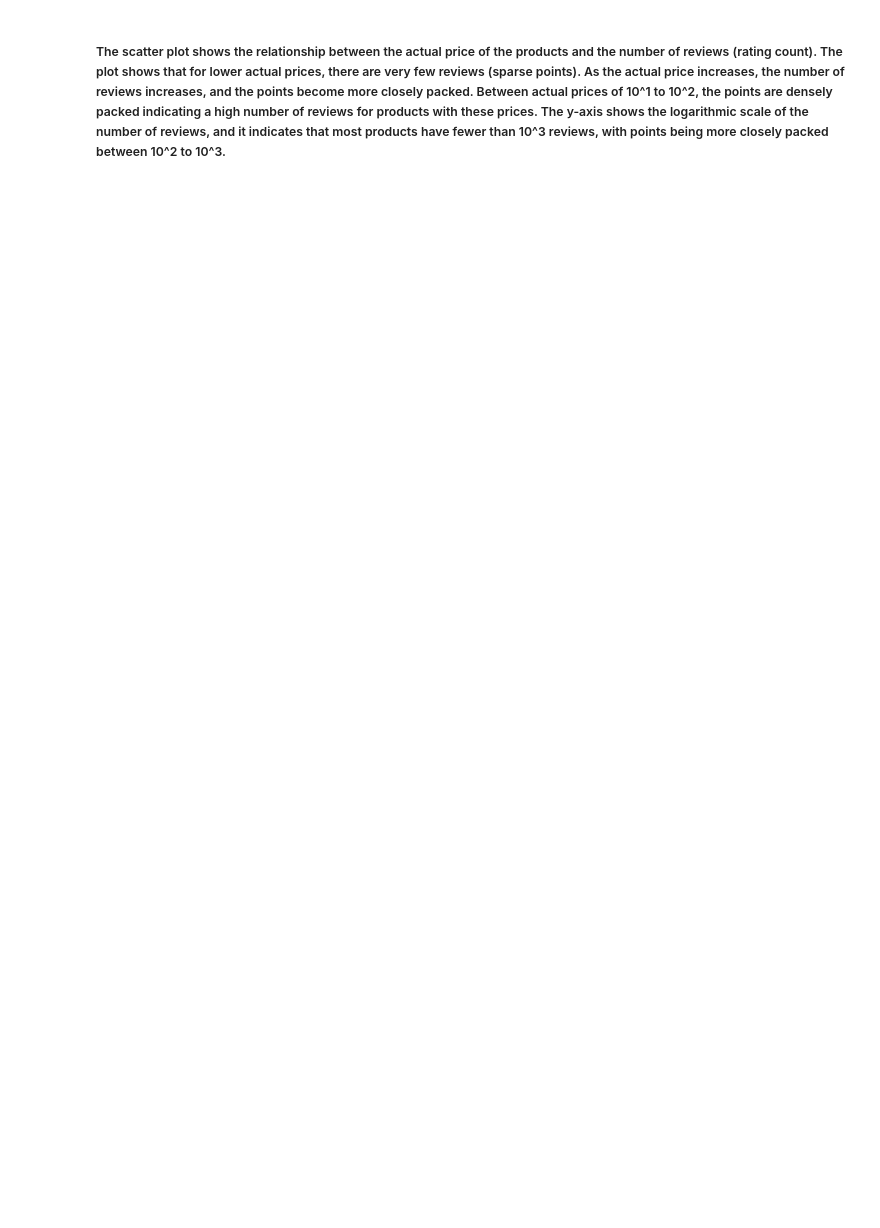
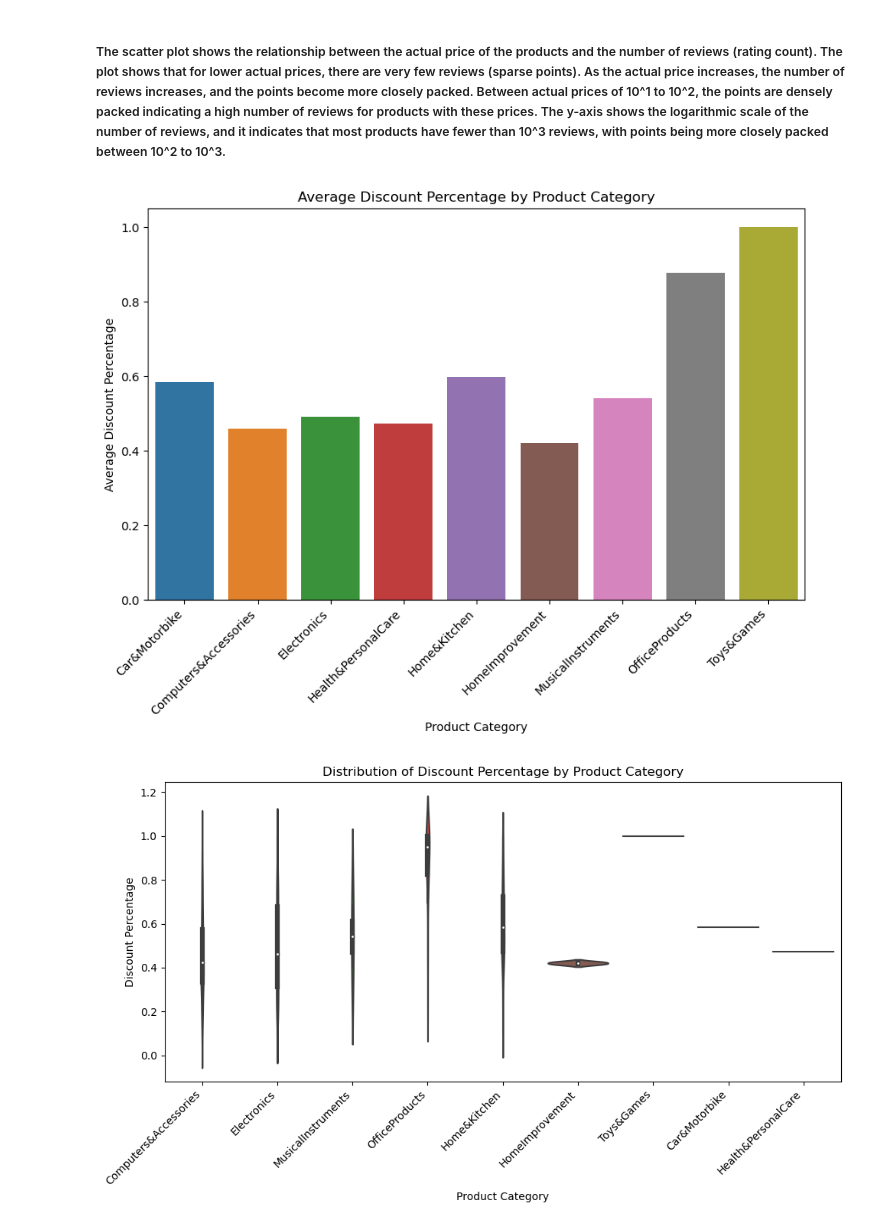
Before and after one commit to ubco-W2022T2-data301/project-group-group61, a Jupyter notebook: analysis/analysis2.ipynb, the cells around one changed output. Drawn from its saved outputs; the diff is of its cells as text; code cells hidden in the pictures; blank space fills up the shorter version.

```diff
--- a/analysis/analysis2.ipynb
+++ b/analysis/analysis2.ipynb
@@ -434,0 +443,26 @@ plt.show()
+# %%
+avg_discounts = df10.groupby('reduced_category')['discounted_percent'].mean()
+
+# creating a bar plot to show average discount percentages by category
+fig, ax1 = plt.subplots(figsize=(10,6))
+sns.barplot(x=avg_discounts.index, y=avg_discounts.values, ax=ax1)
+ax1.set_xlabel('Product Category')
+ax1.set_ylabel('Average Discount Percentage')
+ax1.set_title('Average Discount Percentage by Product Category')
+
+# creating a violin plot to show the distribution of discount percentages within each category
+fig, ax2 = plt.subplots(figsize=(10,6))
+sns.violinplot(x='reduced_category', y='discounted_percent', data=df10, ax=ax2)
+ax2.set_xlabel('Product Category')
+ax2.set_ylabel('Discount Percentage')
+ax2.set_title('Distribution of Discount Percentage by Product Category')
+
+
+plt.setp(ax1.get_xticklabels(), rotation=45, ha='right')
+plt.setp(ax2.get_xticklabels(), rotation=45, ha='right')
+
+plt.tight_layout()
+plt.show()
+# %% [output]
+[figure, added]
+[figure, added]
```
Also changed, not shown: parts of 6 cells of this notebook, 3 other files.
